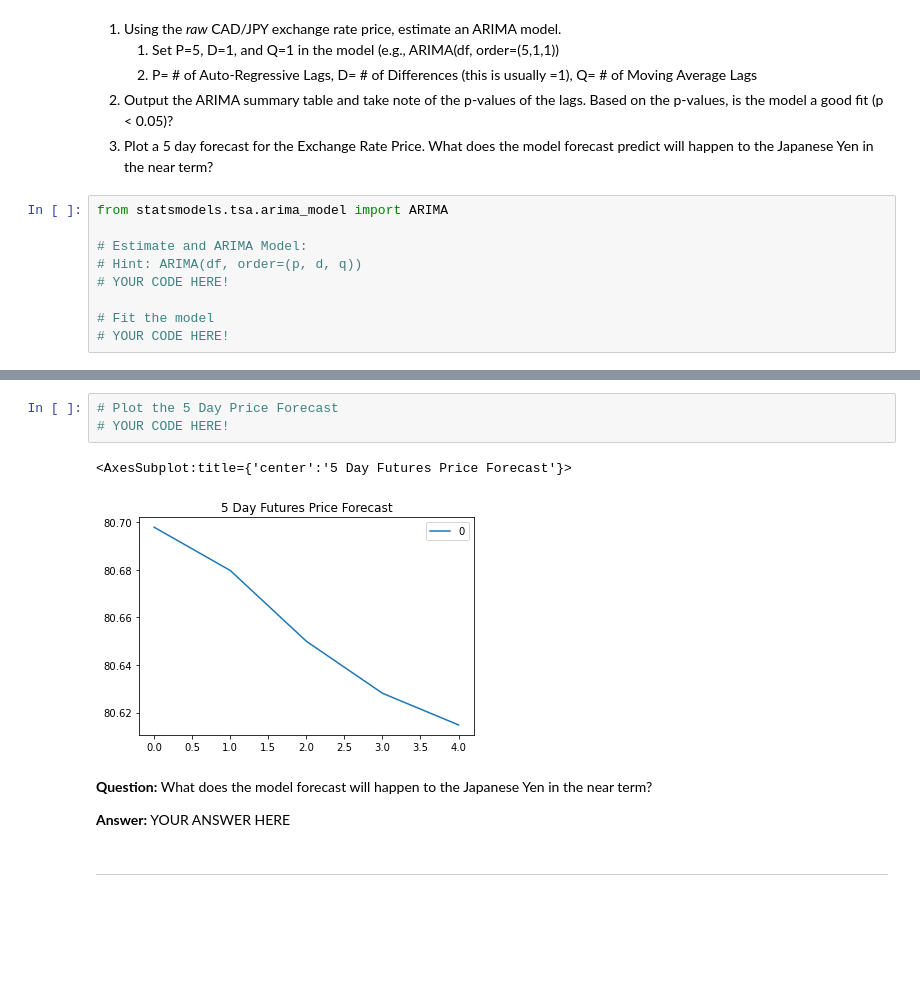
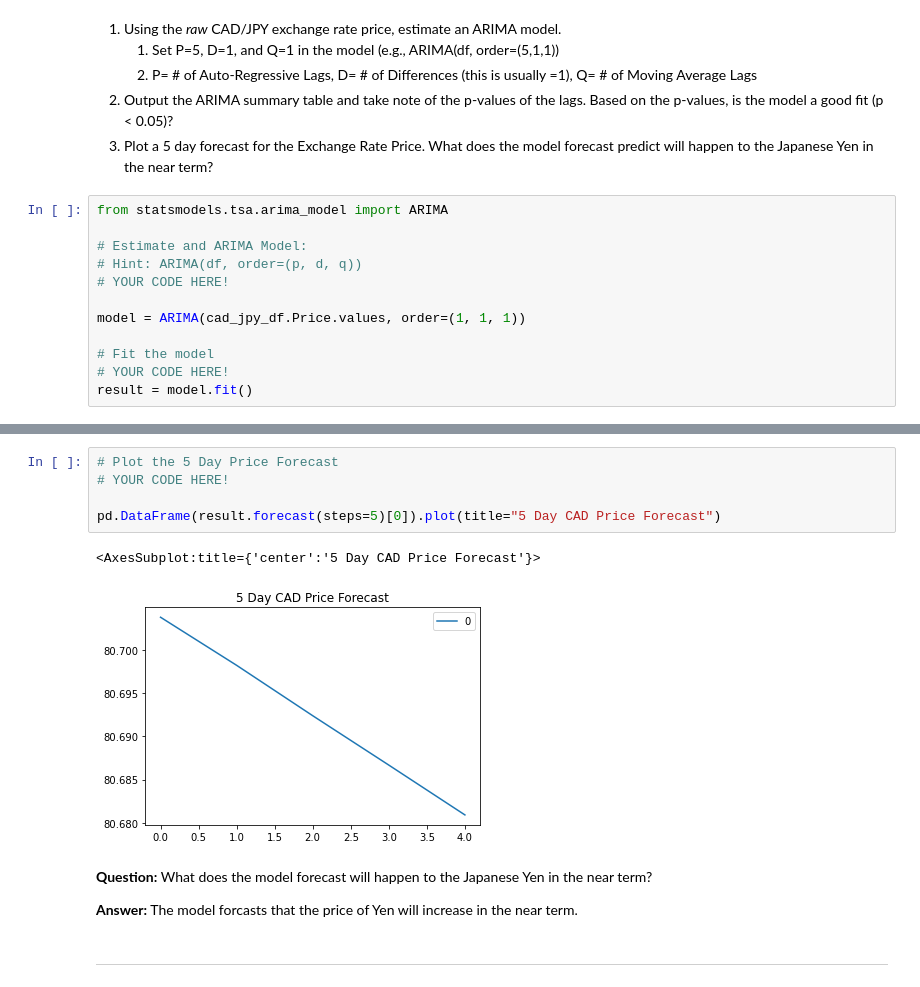
Before and after one commit to muramemory/Fintech-TimeSeries, a Jupyter notebook: Code/time_series_analysis.ipynb, the cells around one changed output, grey strips where cells are left out. Saved outputs shown, nothing was run; the diff lists cells and outputs as text; blank space fills up the shorter version.

```diff
--- a/Code/time_series_analysis.ipynb
+++ b/Code/time_series_analysis.ipynb
@@ -186,8 +192,11 @@ from statsmodels.tsa.arima_model import ARIMA
 # Hint: ARIMA(df, order=(p, d, q))
 # YOUR CODE HERE!
 
+model = ARIMA(cad_jpy_df.Price.values, order=(1, 1, 1))
+
 # Fit the model
 # YOUR CODE HERE!
+result = model.fit()
 # %%
 # Output model summary results:
 # YOUR CODE HERE!
@@ -219,13 +221,15 @@ Roots
 # %%
 # Plot the 5 Day Price Forecast
 # YOUR CODE HERE!
+
+pd.DataFrame(result.forecast(steps=5)[0]).plot(title="5 Day CAD Price Forecast")
 # %% [output]
-<AxesSubplot:title={'center':'5 Day Futures Price Forecast'}>
+<AxesSubplot:title={'center':'5 Day CAD Price Forecast'}>
-[figure, old version]
+[figure, new version]
 # %% [markdown]
 **Question:** What does the model forecast will happen to the Japanese Yen in the near term?
 
-**Answer:** YOUR ANSWER HERE
+**Answer:** The model forcasts that the price of Yen will increase in the near term.
 # %% [markdown]
 ---
 # %% [markdown]
```
Also changed, not shown: parts of 14 cells of this notebook.
